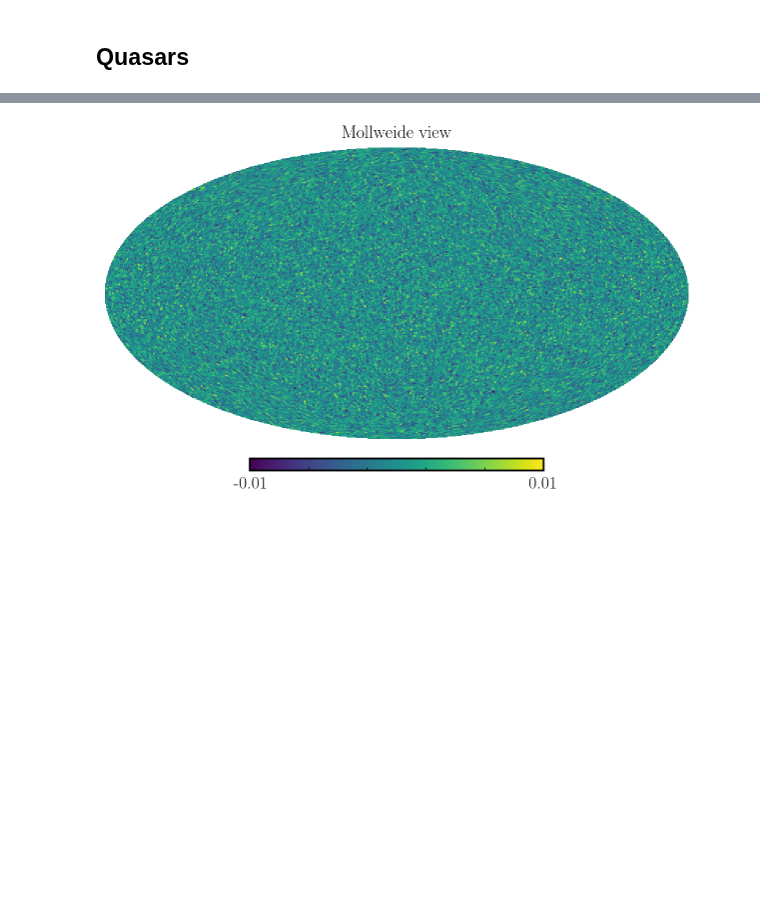
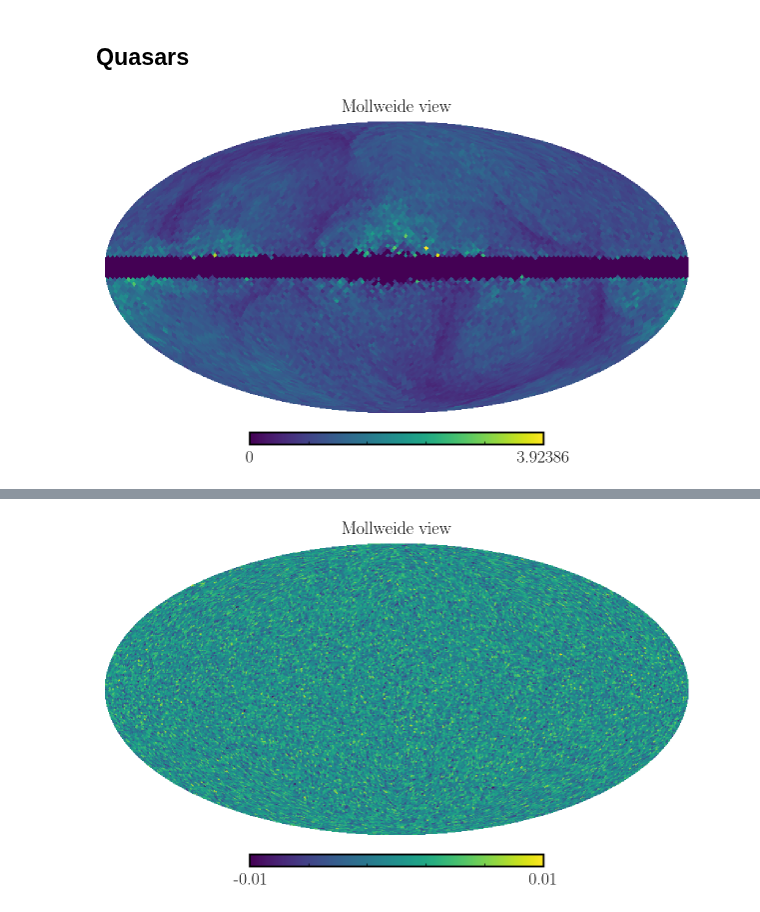
Before and after one commit to smsharma/neural-global-astrometry, a Jupyter notebook: notebooks/05_quasar_noise.ipynb, the cells around one changed output, grey strips where cells are left out. Cells and saved outputs as stored; diff of their text form; code cells hidden in the pictures; blank space fills up the shorter version.

```diff
--- a/notebooks/05_quasar_noise.ipynb
+++ b/notebooks/05_quasar_noise.ipynb
@@ -113,3 +115,7 @@ pmdec_err_map = bin2hpx(coords_qsrs.l.value, coords_qsrs.b.value, pmdec_err, nsi
+# %%
+hp.mollview(pmra_err_map)
+# %% [output]
+[figure, added]
 # %%
 Sigma_q = 1e8 / (4 * np.pi)
 pixarea = hp.nside2pixarea(nside=64, degrees=False)
```
Also changed, not shown: parts of 9 cells of this notebook, 9 other files.
